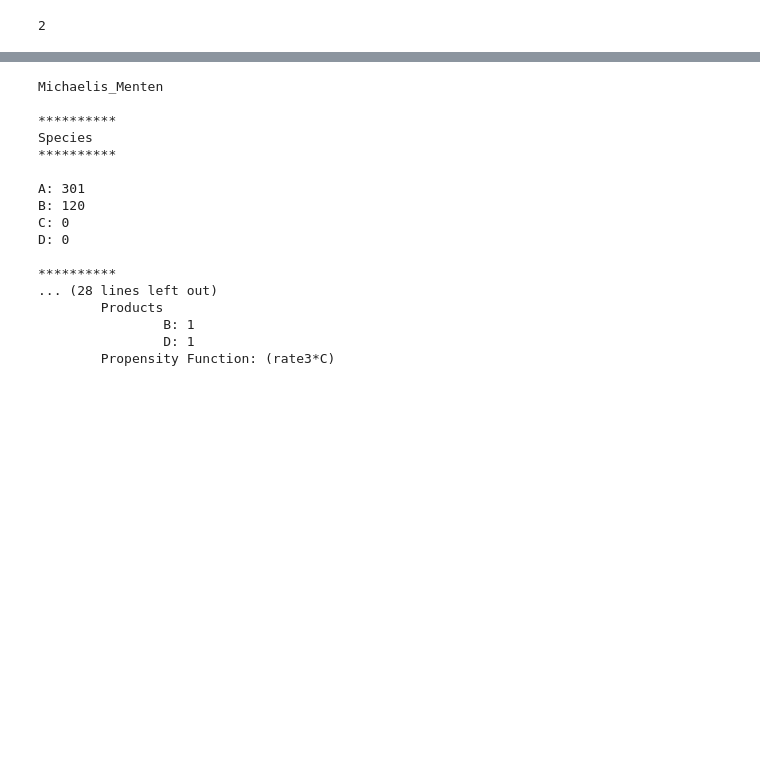
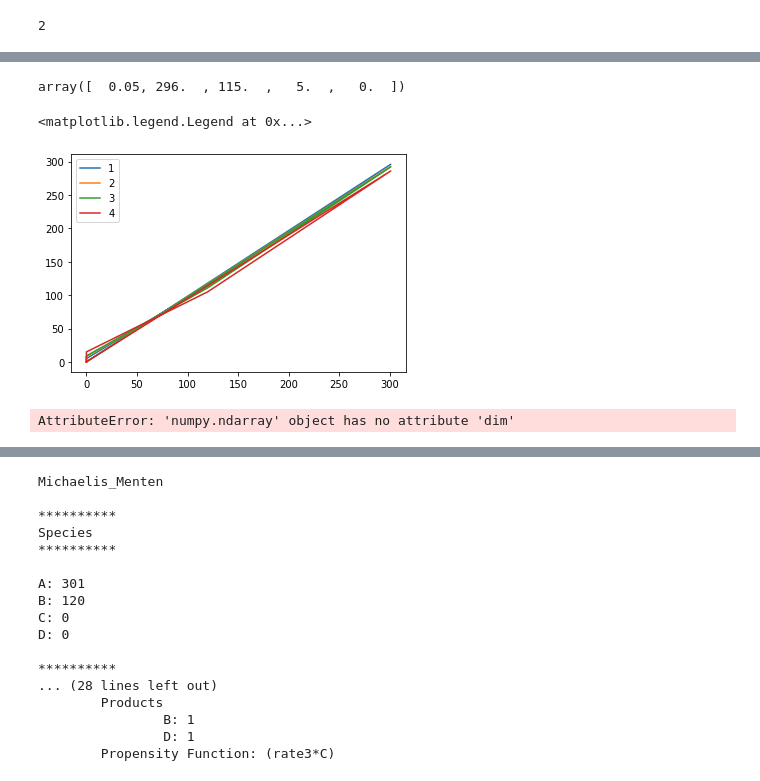
Before and after one commit to GillesPy2/GillesPy2_paper, a Jupyter notebook: performance/Compare_to_Stochkit.ipynb, the cells around one changed output, grey strips where cells are left out. Drawn from its saved outputs; the diff is of its cells as text; code cells hidden in the pictures; blank space fills up the shorter version.

```diff
--- a/performance/Compare_to_Stochkit.ipynb
+++ b/performance/Compare_to_Stochkit.ipynb
@@ -76,2 +84,2 @@ AttributeError: 'StochKitSolver' object has no attribute '__file__'
 # %%
-r = stochkit_sol.run(model=model, stochkit_home=os.environ['HOME']+'/StochKit/')
+%time r = stochkit_sol.run(model=model, t = model.tspan[-1], incriment=(model.tspan[1]-model.tspan[0]), stochkit_home=os.environ['HOME']+'/StochKit/')
@@ -81,0 +133,4 @@ r[0][0].ndim
+# %%
+r[0][0][1]
+# %% [output]
+array([  0.05, 296.  , 115.  ,   5.  ,   0.  ])
@@ -81,0 +139,11 @@ r[0][0].ndim
+# %%
+for i in range(1,r[0][0].shape[1]):
+    plt.plot(r[0][0][0], r[0][0][i], label=i)
+plt.legend()
+# %% [output]
+<matplotlib.legend.Legend at 0x...>
+[figure, added]
+# %%
+r[0][0]
+# %% [output]
+AttributeError: 'numpy.ndarray' object has no attribute 'dim'
```
Also changed, not shown: parts of 10 cells of this notebook, 3 other files.
